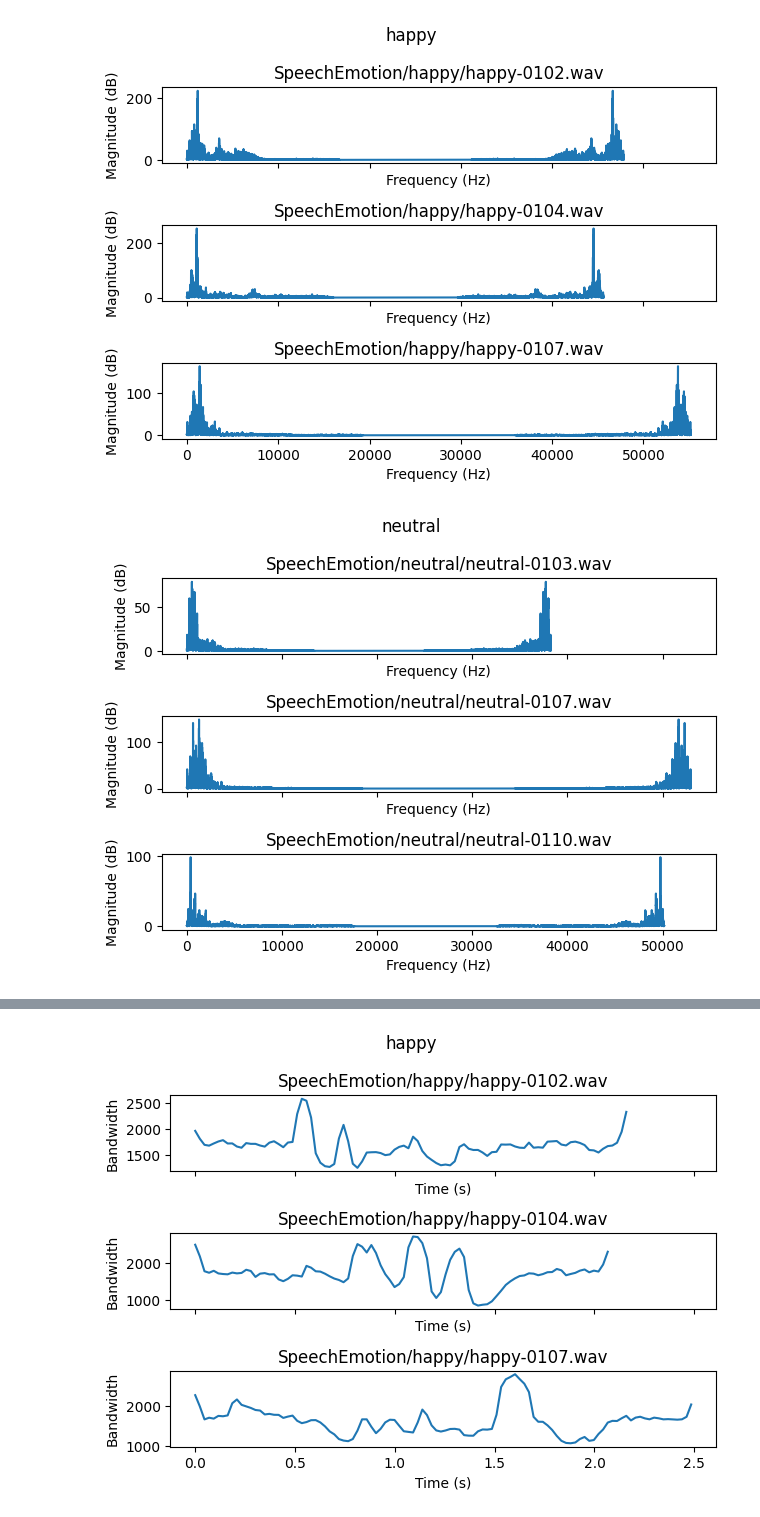
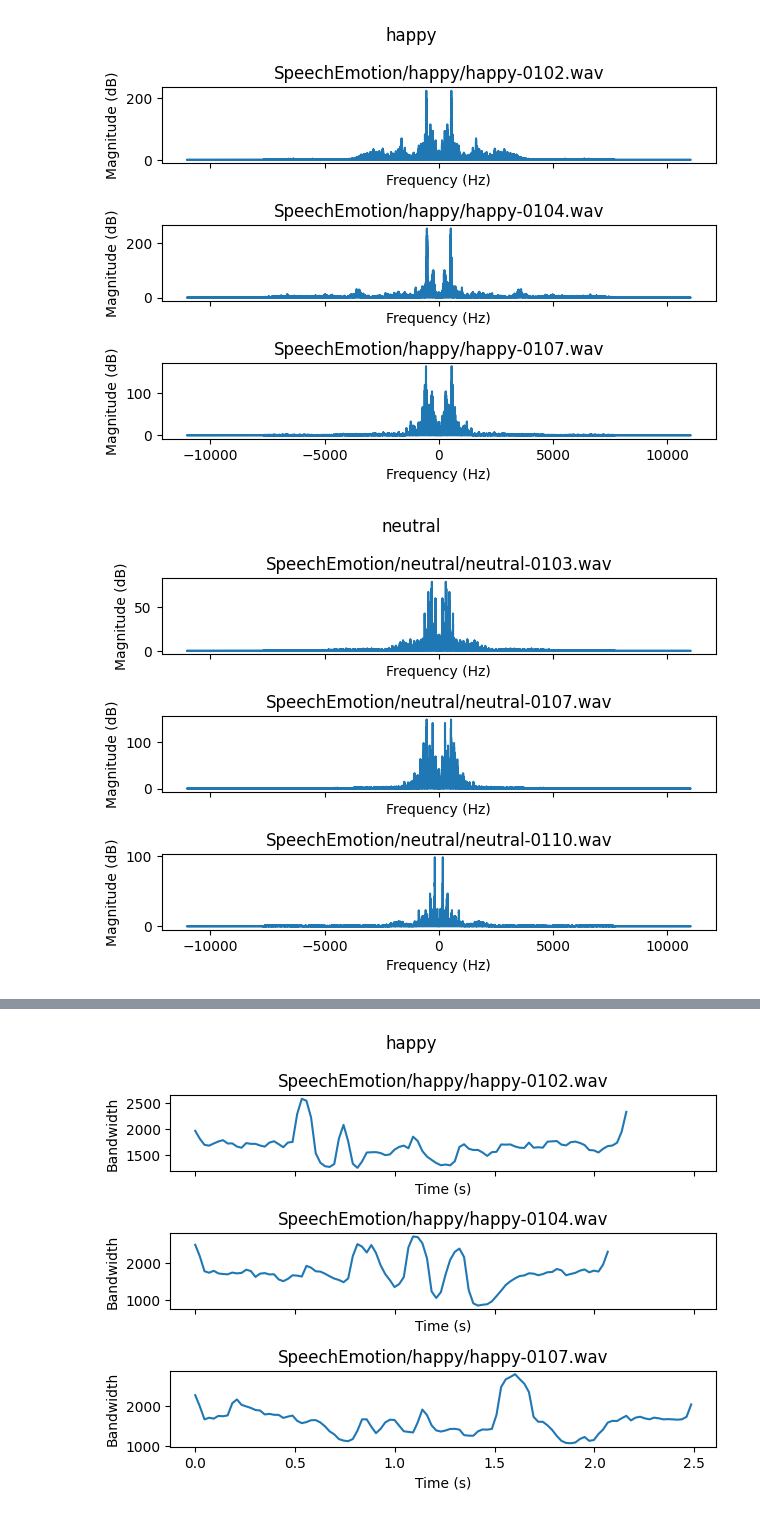
Before and after one commit to tudemaha/multimedia-data-processing-intro, a Jupyter notebook: audio-preprocessing/frequency_domain.ipynb, the cells around one changed output, grey strips where cells are left out. Drawn from its saved outputs; the diff is of its cells as text; code cells hidden in the pictures.

```diff
--- a/audio-preprocessing/frequency_domain.ipynb
+++ b/audio-preprocessing/frequency_domain.ipynb
@@ -14,28 +14,27 @@ def normalize(x, axis = 0):
 # %%
 def spectrum(wave):
     x = np.fft.fft(wave[0])
     x_mag = np.absolute(x)
 
     f = np.fft.fftfreq(len(wave[0]), 1 / wave[1])
-
-
+    # f = np.linspace(0, wave[1], len(x_mag))
     return (f, x_mag)
 
 def display_spectrum(emotion, waves):
     fig, ax = plt.subplots(nrows = len(waves), ncols = 1, sharex = True)
     fig.suptitle(emotion)
     for i, wave in enumerate(waves):
         ax[i].set_title(audio_paths[emotion][i])
 
         f, mag = spectrum(wave)
 
-        ax[i].plot(mag)
+        ax[i].plot(f, mag)
         ax[i].set_xlabel('Frequency (Hz)')
         ax[i].set_ylabel('Magnitude (dB)')
     fig.tight_layout()
 
 for key, values in audio_librosa.items():
     display_spectrum(key, values)
 # %% [output]
-[figure, old version]
+[figure, new version]
-[figure, old version]
+[figure, new version]
```
Also changed, not shown: parts of 3 cells of this notebook, 3 other files.
